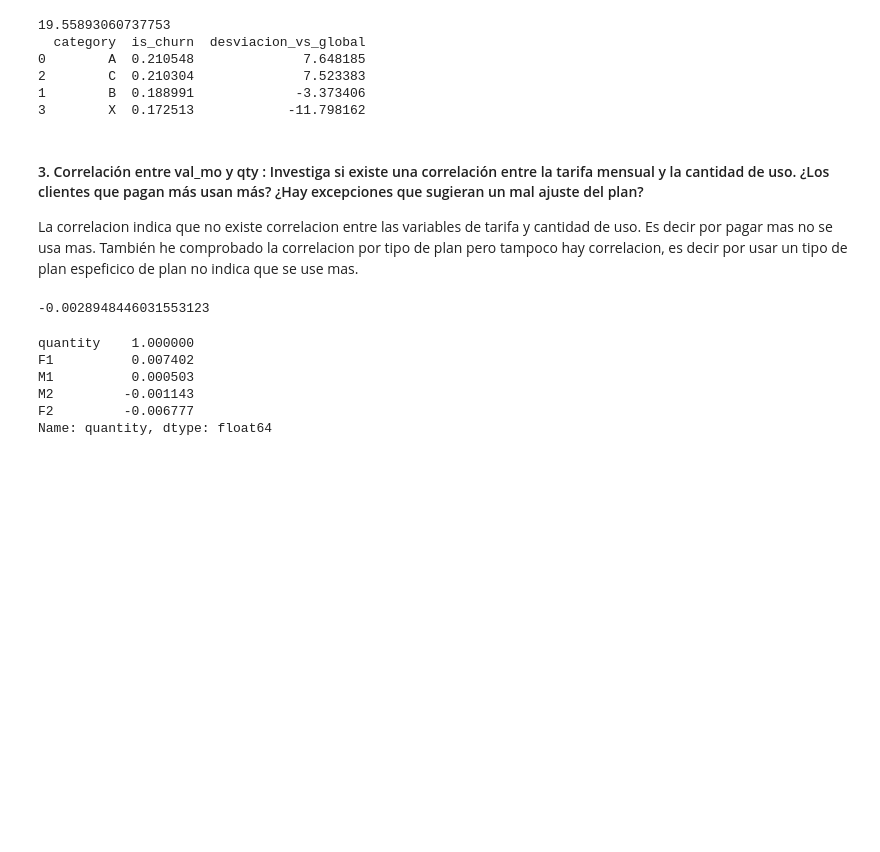
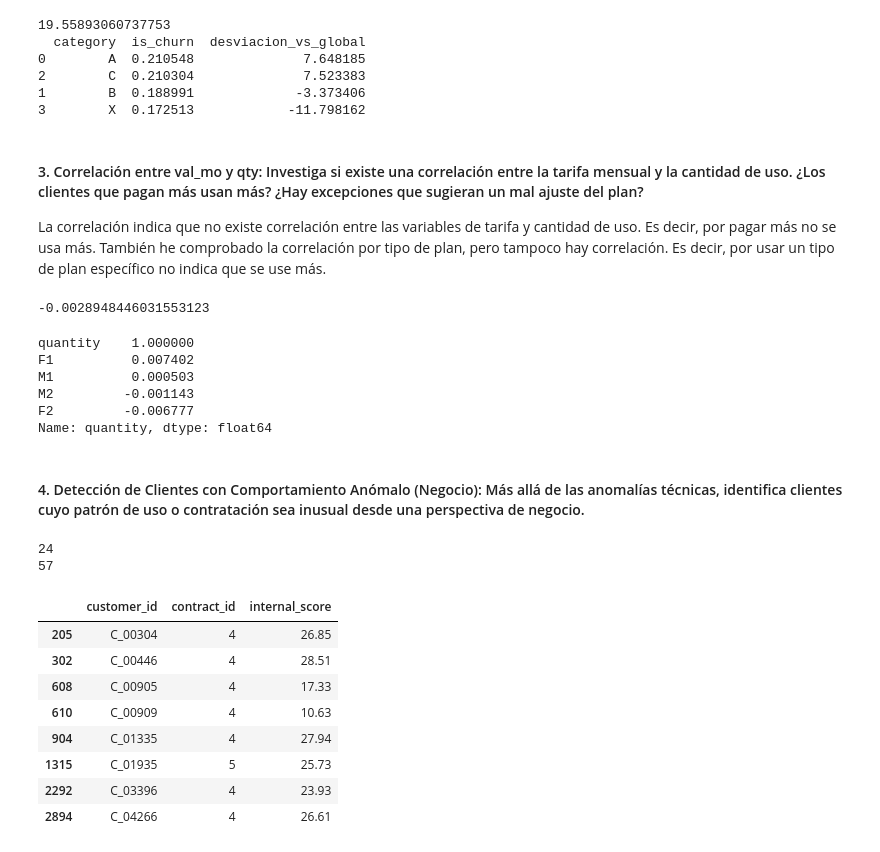
Before and after one commit to PetrongariYanina/ETL-to-MBD, a Jupyter notebook: ETL.ipynb, the cells around one changed output. Cells and saved outputs as stored; diff of their text form; code cells hidden in the pictures; blank space fills up the shorter version.

```diff
--- a/ETL.ipynb
+++ b/ETL.ipynb
@@ -1049,8 +1049,8 @@ print(churn_cat)
 1        B  0.188991             -3.373406
 3        X  0.172513            -11.798162
 # %% [markdown]
-#### 3. Correlación entre val_mo y qty : Investiga si existe una correlación entre la tarifa mensual y la cantidad de uso. ¿Los clientes que pagan más usan más? ¿Hay excepciones que sugieran un mal ajuste del plan?
-La correlacion indica que no existe correlacion entre las variables de tarifa y cantidad de uso. Es decir por pagar mas no se usa mas. También he comprobado la correlacion por tipo de plan pero tampoco hay correlacion, es decir por usar un tipo de plan espeficico de plan no indica que se use mas.
+#### 3. Correlación entre val_mo y qty: Investiga si existe una correlación entre la tarifa mensual y la cantidad de uso. ¿Los clientes que pagan más usan más? ¿Hay excepciones que sugieran un mal ajuste del plan?
+La correlación indica que no existe correlación entre las variables de tarifa y cantidad de uso. Es decir, por pagar más no se usa más. También he comprobado la correlación por tipo de plan, pero tampoco hay correlación. Es decir, por usar un tipo de plan específico no indica que se use más.
 # %%
 # join entre usage y contracts para tener quantity y monthly_value en un mismo sitio
 val_qua_correlacion = usage.merge(contracts[['contract_id', 'monthly_value', 'plan_type']], on='contract_id')
@@ -1073,3 +1073,42 @@ M1          0.000503
 M2         -0.001143
 F2         -0.006777
 Name: quantity, dtype: float64
+# %% [markdown]
+#### 4. Detección de Clientes con Comportamiento Anómalo (Negocio): Más allá de las anomalías técnicas, identifica clientes cuyo patrón de uso o contratación sea inusual desde una perspectiva de negocio.
+# %%
+# El cliente "dormido" (paga mucho, usa poco)
+
+# Uso total por contrato
+uso_total = usage.groupby('contract_id')['quantity'].sum().reset_index()
+
+# Join con contratos activos de alto valor
+contract_usage_dormidos = contracts.merge(uso_total, on='contract_id', how='left')
+dormidos_pagan_mas = contract_usage_dormidos[(contract_usage_dormidos['status'] == 1) & (contract_usage_dormidos['monthly_value'] > contract_usage_dormidos['monthly_value'].mean()) & (contract_usage_dormidos['quantity'] < 20)]
+dormidos = contract_usage_dormidos[(contract_usage_dormidos['status'] == 1) & (contract_usage_dormidos['quantity'] < 20)]
+
+print(len(dormidos_pagan_mas))
+print(len(dormidos))
+# %% [output]
+24
+57
+# %%
+# Cliente "Buscador de Ofertas" (Score bajo, varios Contratos)
+
+# Contratos por cliente
+grupo_contratos = contracts.groupby('customer_id')['contract_id'].count().reset_index()
+# Filtrar por score
+contratos_score = grupo_contratos.merge(customers[['customer_id', 'internal_score']], on='customer_id')
+# Clientes con más de 3 contratos y score menor a 30
+buscadores_ofertas = contratos_score[(contratos_score['contract_id'] > 3) & (contratos_score['internal_score'] < 30)]
+
+buscadores_ofertas
+# %% [output]
+|  | customer_id | contract_id | internal_score |
+| 205 | C_00304 | 4 | 26.85 |
+| 302 | C_00446 | 4 | 28.51 |
+| 608 | C_00905 | 4 | 17.33 |
+| 610 | C_00909 | 4 | 10.63 |
+| 904 | C_01335 | 4 | 27.94 |
+| 1315 | C_01935 | 5 | 25.73 |
+| 2292 | C_03396 | 4 | 23.93 |
+| 2894 | C_04266 | 4 | 26.61 |
```
Also changed, not shown: parts of 39 cells of this notebook.
